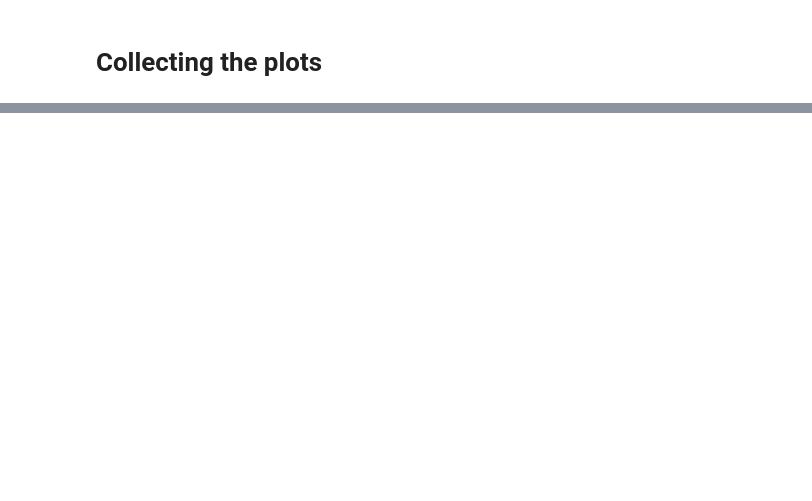
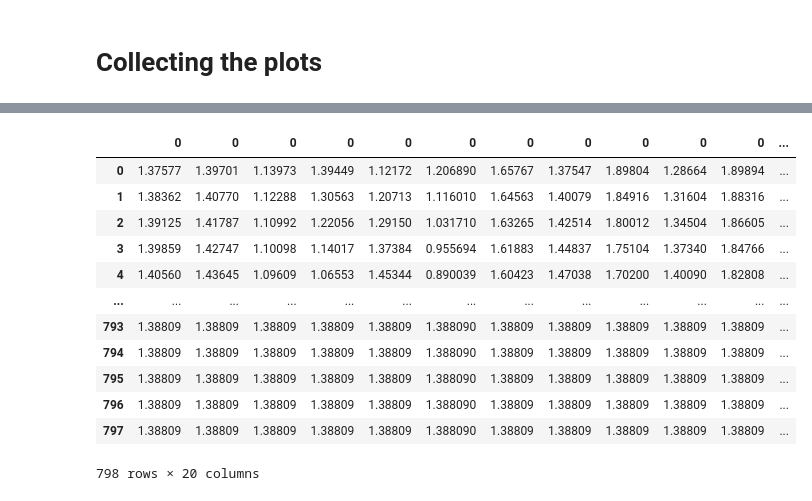
Before and after one commit to Peppone98/Quantum_MD_H2, a Jupyter notebook: CODE/plots.ipynb, the cells around one changed output, grey strips where cells are left out. Cells and saved outputs as stored; diff of their text form; code cells hidden in the pictures; blank space fills up the shorter version.

```diff
--- a/CODE/plots.ipynb
+++ b/CODE/plots.ipynb
@@ -22,0 +53,16 @@ plt.plot(PZ_00[0], PZ_00[1],'b--')
+# %%
+main_dataframe[0]
+# %% [output]
+|  | 0 | 0 | 0 | 0 | 0 | 0 | 0 | 0 | 0 | 0 | 0 | ... |
+| 0 | 1.37577 | 1.39701 | 1.13973 | 1.39449 | 1.12172 | 1.206890 | 1.65767 | 1.37547 | 1.89804 | 1.28664 | 1.89894 | ... |
+| 1 | 1.38362 | 1.40770 | 1.12288 | 1.30563 | 1.20713 | 1.116010 | 1.64563 | 1.40079 | 1.84916 | 1.31604 | 1.88316 | ... |
+| 2 | 1.39125 | 1.41787 | 1.10992 | 1.22056 | 1.29150 | 1.031710 | 1.63265 | 1.42514 | 1.80012 | 1.34504 | 1.86605 | ... |
+| 3 | 1.39859 | 1.42747 | 1.10098 | 1.14017 | 1.37384 | 0.955694 | 1.61883 | 1.44837 | 1.75104 | 1.37340 | 1.84766 | ... |
+| 4 | 1.40560 | 1.43645 | 1.09609 | 1.06553 | 1.45344 | 0.890039 | 1.60423 | 1.47038 | 1.70200 | 1.40090 | 1.82808 | ... |
+| ... | ... | ... | ... | ... | ... | ... | ... | ... | ... | ... | ... | ... |
+| 793 | 1.38809 | 1.38809 | 1.38809 | 1.38809 | 1.38809 | 1.388090 | 1.38809 | 1.38809 | 1.38809 | 1.38809 | 1.38809 | ... |
+| 794 | 1.38809 | 1.38809 | 1.38809 | 1.38809 | 1.38809 | 1.388090 | 1.38809 | 1.38809 | 1.38809 | 1.38809 | 1.38809 | ... |
+| 795 | 1.38809 | 1.38809 | 1.38809 | 1.38809 | 1.38809 | 1.388090 | 1.38809 | 1.38809 | 1.38809 | 1.38809 | 1.38809 | ... |
+| 796 | 1.38809 | 1.38809 | 1.38809 | 1.38809 | 1.38809 | 1.388090 | 1.38809 | 1.38809 | 1.38809 | 1.38809 | 1.38809 | ... |
+| 797 | 1.38809 | 1.38809 | 1.38809 | 1.38809 | 1.38809 | 1.388090 | 1.38809 | 1.38809 | 1.38809 | 1.38809 | 1.38809 | ... |
+798 rows × 20 columns
```
Also changed, not shown: parts of 9 cells of this notebook, 43 other files.
